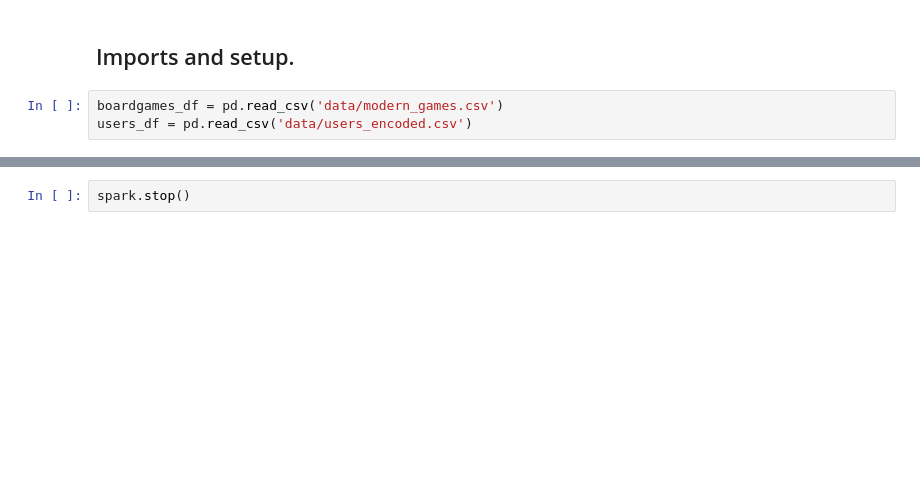
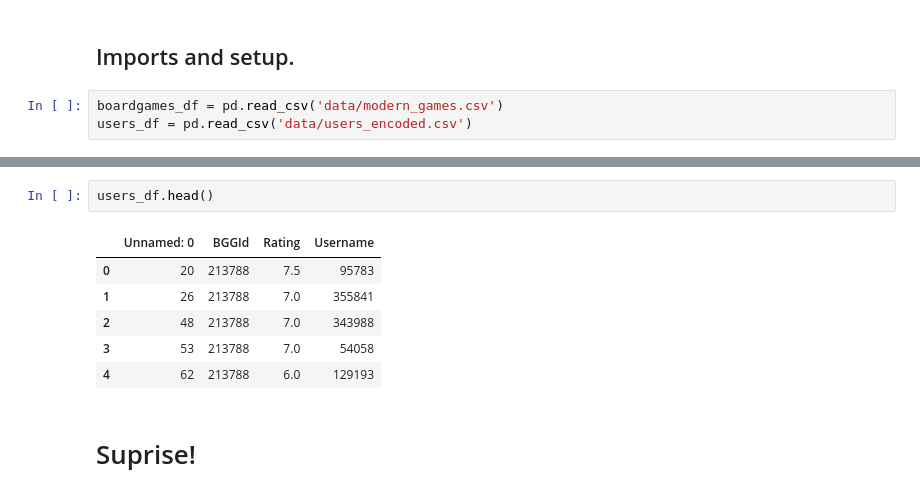
Before and after one commit to mcumiskey/Meeple-Matchmaker, a Jupyter notebook: Baseline.ipynb, the cells around one changed output, grey strips where cells are left out. Saved outputs shown, nothing was run; the diff lists cells and outputs as text; blank space fills up the shorter version.

```diff
--- a/Baseline.ipynb
+++ b/Baseline.ipynb
@@ -207,2 +12,11 @@ recommendations.orderBy('prediction',ascending=False).show()
-# %%
-spark.stop()
+# %%
+users_df.head()
+# %% [output]
+|  | Unnamed: 0 | BGGId | Rating | Username |
+| 0 | 20 | 213788 | 7.5 | 95783 |
+| 1 | 26 | 213788 | 7.0 | 355841 |
+| 2 | 48 | 213788 | 7.0 | 343988 |
+| 3 | 53 | 213788 | 7.0 | 54058 |
+| 4 | 62 | 213788 | 6.0 | 129193 |
+# %% [markdown]
+# Suprise!
```
Also changed, not shown: parts of 24 cells of this notebook, 9 other files.
